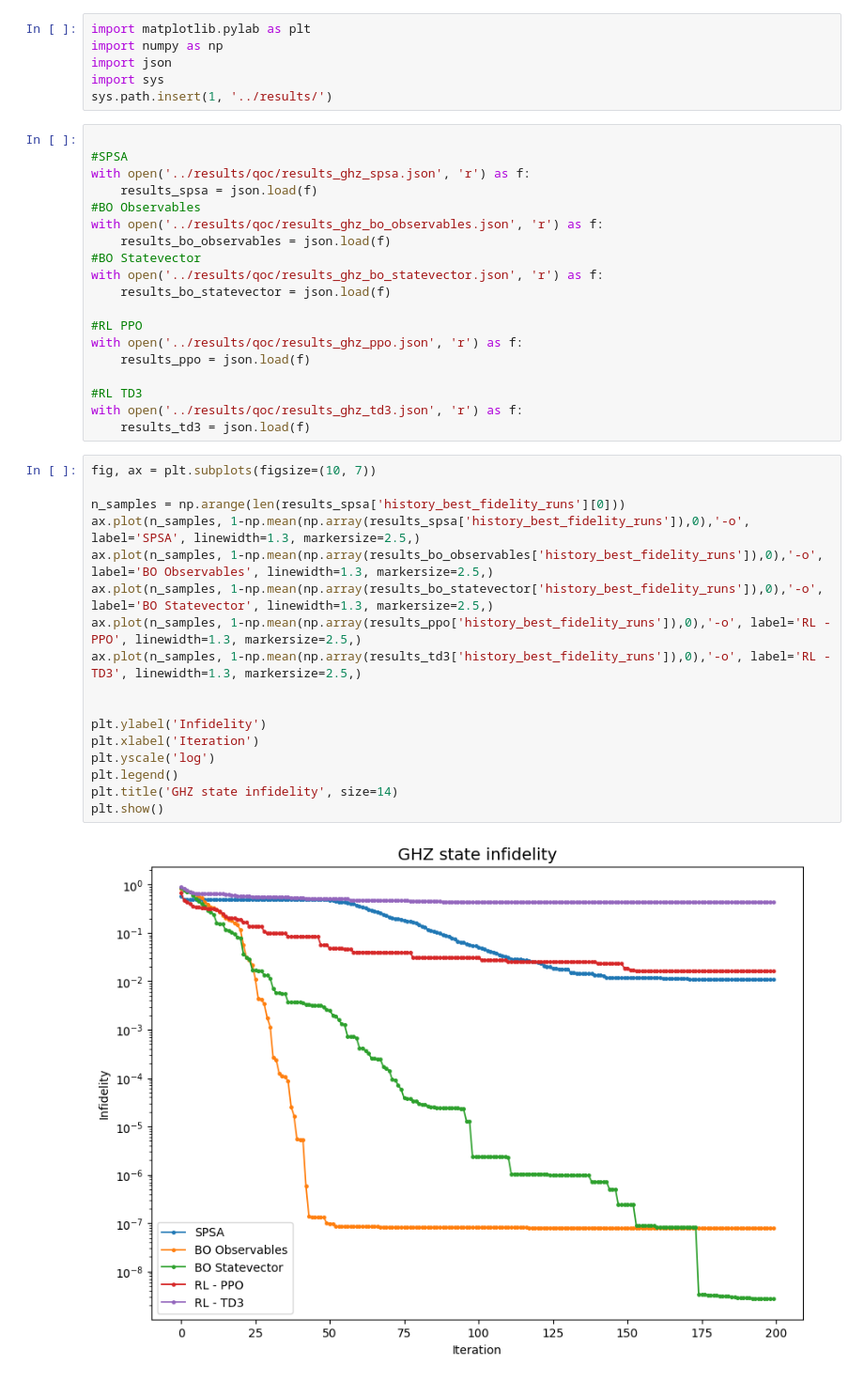
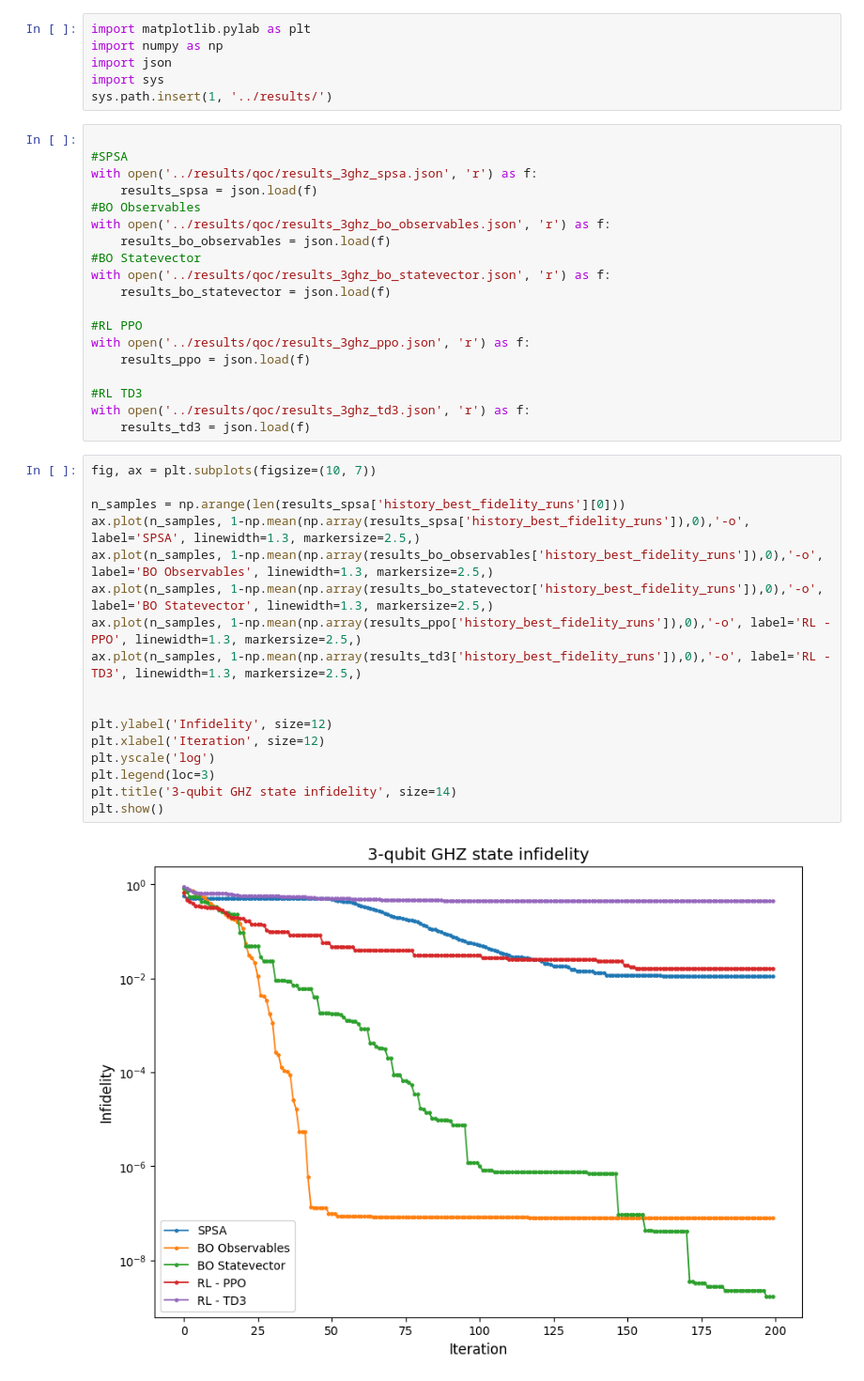
Before and after one commit to babulab/QuantumOptimalControl-ML, a Jupyter notebook: notebooks/Results.ipynb, the cells around one changed output. Shown: that part at 94% size. Saved outputs shown, nothing was run; the diff lists cells and outputs as text.

```diff
--- a/notebooks/Results.ipynb
+++ b/notebooks/Results.ipynb
@@ -9,38 +16,38 @@ sys.path.insert(1, '../results/')
 # %%
 
 #SPSA
-with open('../results/qoc/results_ghz_spsa.json', 'r') as f:
+with open('../results/qoc/results_3ghz_spsa.json', 'r') as f:
     results_spsa = json.load(f)
 #BO Observables
-with open('../results/qoc/results_ghz_bo_observables.json', 'r') as f:
+with open('../results/qoc/results_3ghz_bo_observables.json', 'r') as f:
     results_bo_observables = json.load(f)
 #BO Statevector
-with open('../results/qoc/results_ghz_bo_statevector.json', 'r') as f:
+with open('../results/qoc/results_3ghz_bo_statevector.json', 'r') as f:
     results_bo_statevector = json.load(f)
 
 #RL PPO
-with open('../results/qoc/results_ghz_ppo.json', 'r') as f:
+with open('../results/qoc/results_3ghz_ppo.json', 'r') as f:
     results_ppo = json.load(f)
 
 #RL TD3
-with open('../results/qoc/results_ghz_td3.json', 'r') as f:
+with open('../results/qoc/results_3ghz_td3.json', 'r') as f:
     results_td3 = json.load(f)
 # %%
 fig, ax = plt.subplots(figsize=(10, 7))
 
 n_samples = np.arange(len(results_spsa['history_best_fidelity_runs'][0]))
 ax.plot(n_samples, 1-np.mean(np.array(results_spsa['history_best_fidelity_runs']),0),'-o', label='SPSA', linewidth=1.3, markersize=2.5,)
 ax.plot(n_samples, 1-np.mean(np.array(results_bo_observables['history_best_fidelity_runs']),0),'-o', label='BO Observables', linewidth=1.3, markersize=2.5,)
 ax.plot(n_samples, 1-np.mean(np.array(results_bo_statevector['history_best_fidelity_runs']),0),'-o', label='BO Statevector', linewidth=1.3, markersize=2.5,)
 ax.plot(n_samples, 1-np.mean(np.array(results_ppo['history_best_fidelity_runs']),0),'-o', label='RL - PPO', linewidth=1.3, markersize=2.5,)
 ax.plot(n_samples, 1-np.mean(np.array(results_td3['history_best_fidelity_runs']),0),'-o', label='RL - TD3', linewidth=1.3, markersize=2.5,)
 
 
-plt.ylabel('Infidelity')
-plt.xlabel('Iteration')
+plt.ylabel('Infidelity', size=12)
+plt.xlabel('Iteration', size=12)
 plt.yscale('log')
-plt.legend()
-plt.title('GHZ state infidelity', size=14)
+plt.legend(loc=3)
+plt.title('3-qubit GHZ state infidelity', size=14)
 plt.show()
 # %% [output]
-[figure, old version]
+[figure, new version]
```
Also changed, not shown: parts of 7 cells of this notebook, 24 other files.
